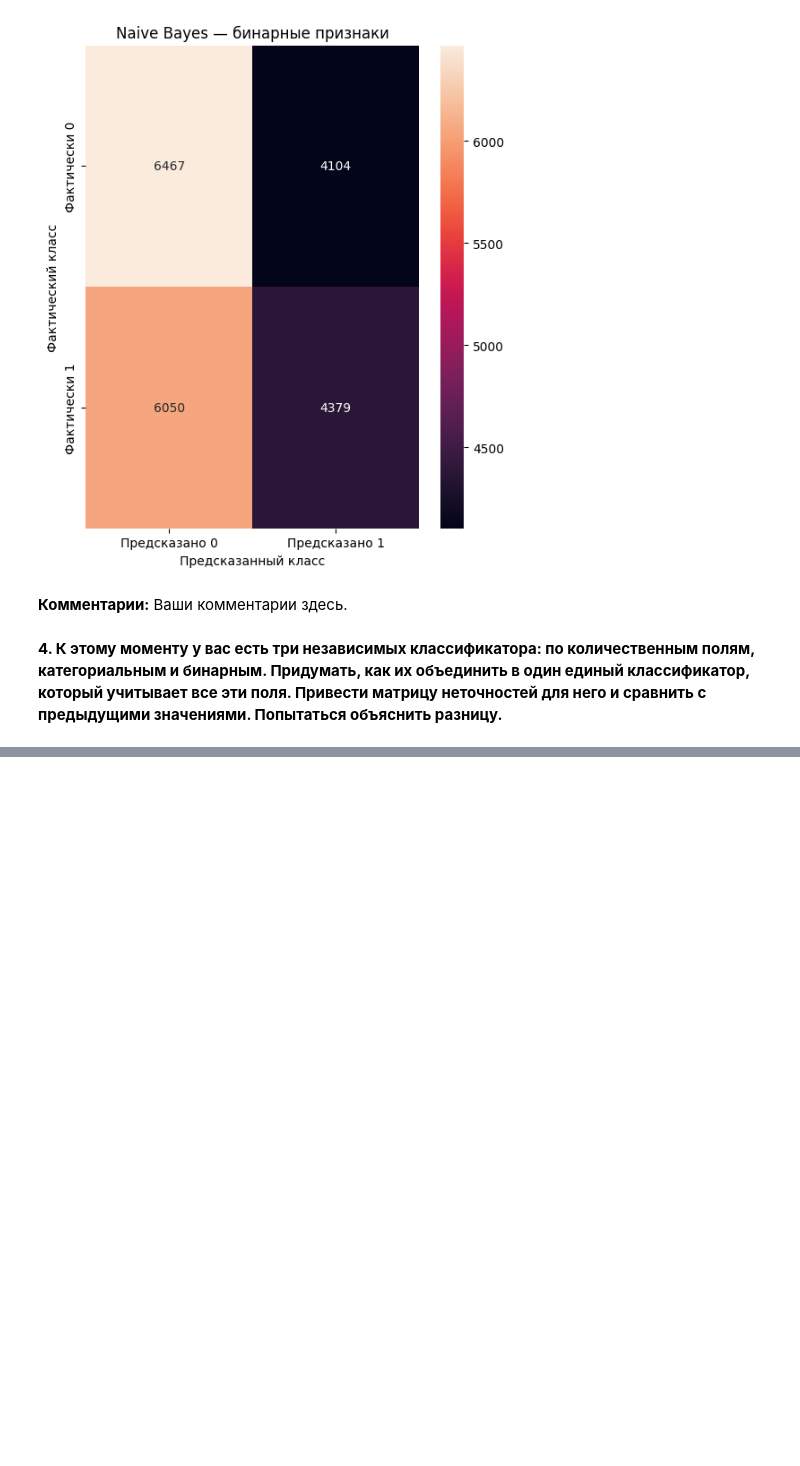
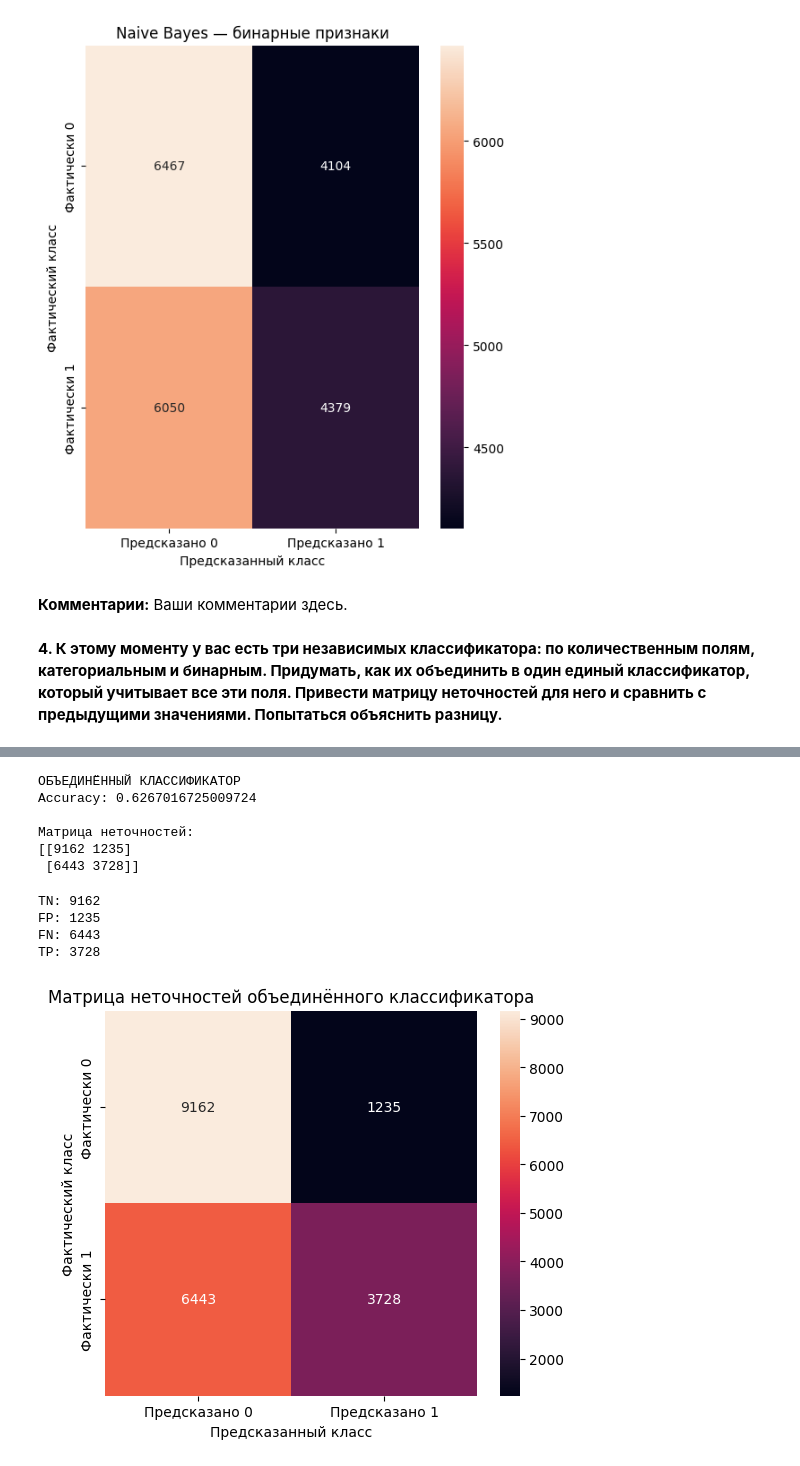
Before and after one commit to kazhdbzhden/SoshnevMK_132304_NLP_HW, a Jupyter notebook: SoshnevMK_132304_Lecture02_HW.ipynb, the cells around one changed output, grey strips where cells are left out. Drawn from its saved outputs; the diff is of its cells as text; code cells hidden in the pictures; blank space fills up the shorter version.

```diff
--- a/SoshnevMK_132304_Lecture02_HW.ipynb
+++ b/SoshnevMK_132304_Lecture02_HW.ipynb
@@ -450,0 +560,6 @@ plt.show()
+# %%
+# cholesterol и gluc имеют значения 1, 2, 3.
+# CategoricalNB удобнее использовать с категориями 0, 1, 2.
+
+df['cholesterol'] = df['cholesterol'] - 1
+df['gluc'] = df['gluc'] - 1
@@ -450,0 +695,60 @@ plt.show()
+# %%
+#если 2 или 3 классификатора выбрали данный класс, то будет он; если 0 или 1, то иной
+y_pred_final = (
+    predictions.sum(axis=1) >= 2
+).astype(int)
+# %%
+accuracy_final = accuracy_score(
+    y_test,
+    y_pred_final
+)
+
+cm_final = confusion_matrix(
+    y_test,
+    y_pred_final
+)
+
+
+print('ОБЪЕДИНЁННЫЙ КЛАССИФИКАТОР')
+
+print('Accuracy:', accuracy_final)
+
+print('\nМатрица неточностей:')
+print(cm_final)
+# %% [output]
+ОБЪЕДИНЁННЫЙ КЛАССИФИКАТОР
+Accuracy: 0.6267016725009724
+
+Матрица неточностей:
+[[9162 1235]
+ [6443 3728]]
+# %%
+tn, fp, fn, tp = cm_final.ravel()
+
+print('\nTN:', tn)
+print('FP:', fp)
+print('FN:', fn)
+print('TP:', tp)
+# %% [output]
+TN: 9162
+FP: 1235
+FN: 6443
+TP: 3728
+# %%
+plt.figure(figsize=(6, 5))
+
+sns.heatmap(
+    cm_final,
+    annot=True,
+    fmt='d',
+    xticklabels=['Предсказано 0', 'Предсказано 1'],
+    yticklabels=['Фактически 0', 'Фактически 1']
+)
+
+plt.xlabel('Предсказанный класс')
+plt.ylabel('Фактический класс')
+plt.title('Матрица неточностей объединённого классификатора')
+
+plt.show()
+# %% [output]
+[figure, added]
```
Also changed, not shown: parts of 18 cells of this notebook.
